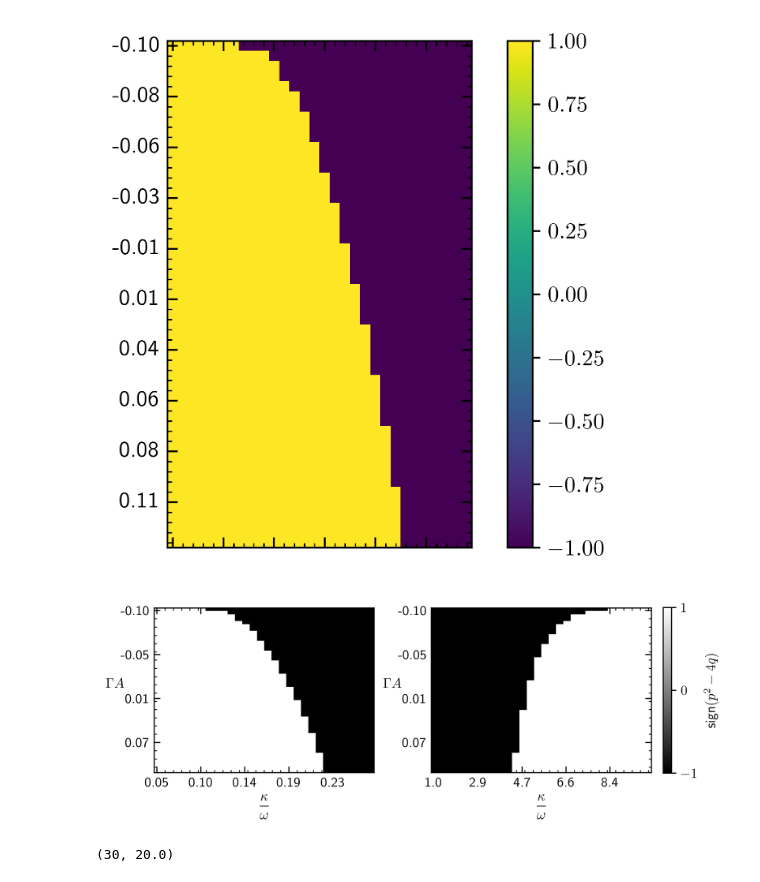
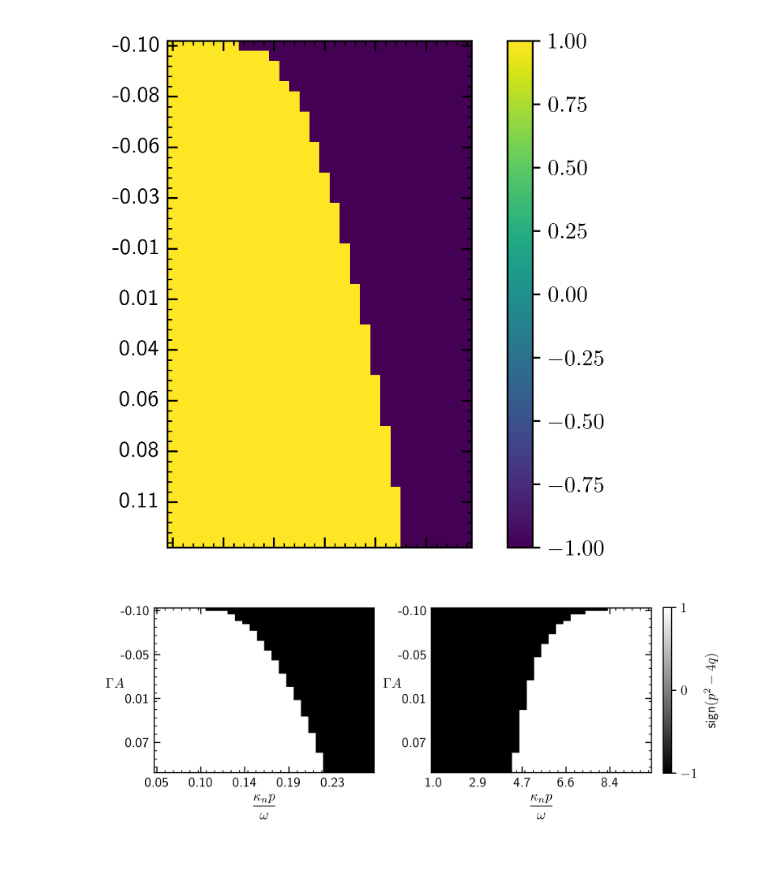
Before and after one commit to ChriGomm/Bachelor_sympy, a Jupyter notebook: fixp_alal.ipynb, the cells around one changed output. Saved outputs shown, nothing was run; the diff lists cells and outputs as text; code cells hidden in the pictures.

```diff
--- a/fixp_alal.ipynb
+++ b/fixp_alal.ipynb
@@ -335,10 +335,10 @@ Gam = 1
 sgam = 0.2*Gam
 # A = np.linspace(-1/(8*(1+sgam/Gam))+1/10**6,0-1/10**6,30)
 A = np.linspace(-1/(8*(1+sgam/Gam))+1/10**6,1/8,50)
-def kappa(A,Gam,sgam,mp):
+def kappa_np(A,Gam,sgam,mp):
     return Gam/2/A*(-1/np.sqrt(2)+mp*np.sqrt(1/2+4*A+4*A*sgam/Gam))
 def func_B(kw,A,Gam,sgam,mp):
-    return kw**2*Gam/np.sqrt(2)/kappa(A,Gam,sgam,mp)
+    return kw**2*Gam/np.sqrt(2)/kappa_np(A,Gam,sgam,mp)
 
 
 
@@ -347,12 +347,12 @@ def F(y,A,kw,Gam,sgam,mp):
 
 def lam1(y,A,kw,Gam,sgam,mp):
     p = 2*Gam**2*kw**2+A*kw**2+3*y**2-4*y+1
-    q = 2*Gam**2*kw**2*(A*kw**2+3*y**2-4*y+1)+2*Gam**2*kappa(A,Gam,sgam,mp)**2*(2*y-kw)*(y-kw)
+    q = 2*Gam**2*kw**2*(A*kw**2+3*y**2-4*y+1)+2*Gam**2*kappa_np(A,Gam,sgam,mp)**2*(2*y-kw)*(y-kw)
     return (-p+np.sqrt(p**2-4*q))/2, p,p**2-4*q
 
 def lam2(y,A,kw,Gam,sgam,mp):
     p = 2*Gam**2*kw**2+A*kw**2+3*y**2-4*y+1
-    q = 2*Gam**2*kw**2*(A*kw**2+3*y**2-4*y+1)+2*Gam**2*kappa(A,Gam,sgam,mp)**2*(2*y-kw)*(y-kw)
+    q = 2*Gam**2*kw**2*(A*kw**2+3*y**2-4*y+1)+2*Gam**2*kappa_np(A,Gam,sgam,mp)**2*(2*y-kw)*(y-kw)
     return (-p-np.sqrt(p**2-4*q))/2, p,p**2-4*q
 
 root = np.zeros((A.shape[0],kw.shape[0]))
@@ -374,7 +374,7 @@ for k in range(kw.shape[1]):
 # print(check[0,:])
 # print(root[0,:])
 
-# ax.plot(A,kappa(A,Gam,sgam,mp))
+# ax.plot(A,kappa_np(A,Gam,sgam,mp))
 
 im = ax.imshow(np.sign(lamda[:,:,0]))
 # ax.set_xticks(np.arange(len(kw)),kw)
@@ -459,37 +459,33 @@ for n in range(nplots):
         except:
             return "{:.2f}".format(A[-1])
     ax[n].yaxis.set_major_locator(ticker.MultipleLocator(major_ytick_step))
     ax[n].yaxis.set_minor_locator(ticker.MultipleLocator(minor_ytick_step))
     ax[n].xaxis.set_major_locator(ticker.MultipleLocator(major_xtick_step))
     ax[n].xaxis.set_minor_locator(ticker.MultipleLocator(minor_xtick_step))
     if STRIP_OF_ZEROS_X:
         if n==0:
             ax[n].xaxis.set_major_formatter(ticker.FuncFormatter(formatx0))
         else:
             ax[n].xaxis.set_major_formatter(ticker.FuncFormatter(formatx1))
     if STRIP_OF_ZEROS_Y:
         ax[n].yaxis.set_major_formatter(ticker.FuncFormatter(formaty))
     ax[n].tick_params(axis='x',direction='in',which='both',bottom=True,top=True,labelbottom=True)
     ax[n].tick_params(axis='both',which='major',length=4.5)
     ax[n].tick_params(axis='y',direction='in',which='both',left=True,right=True,labelleft=True)
     ax[n].set_ylabel(r'$\Gamma A$',rotation=0)
-    ax[n].set_xlabel(r'$$\frac{\kappa}{\omega}$$',rotation=0)
+    ax[n].set_xlabel(r'$$\frac{\kappa_np}{\omega}$$',rotation=0)
 plt.subplots_adjust(wspace=0.26)
 
 # ax.set_xticks(np.arange(len(kw)),kw)
 # ax.set_yticks(np.arange(len(A)),A)
 cbar = ax[1].figure.colorbar(im,ax=ax,ticks=ticker.MultipleLocator(1),label=r'sign$(p^2-4q)$',pad=0.02,shrink=0.743)
 # ax.figure.set_size_inches(width,4.8/6.4*width)
 # fig.set_size_inches(width,4.8/6.4*width)
 
 
 # fig.tight_layout()
-plt.savefig('/home/christian/Documents/Bachelor/protocol/pictures/'+name_of_plot,bbox_inches='tight')
+# plt.savefig('/home/christian/Documents/Bachelor/protocol/pictures/'+name_of_plot,bbox_inches='tight')
 
 plt.show()
 # %% [output]
-[figure, old version]
+[figure, new version]
-# %%
-30//, 30//1.5
-# %% [output]
-(30, 20.0)
```
Also changed, not shown: parts of 2 cells of this notebook.
